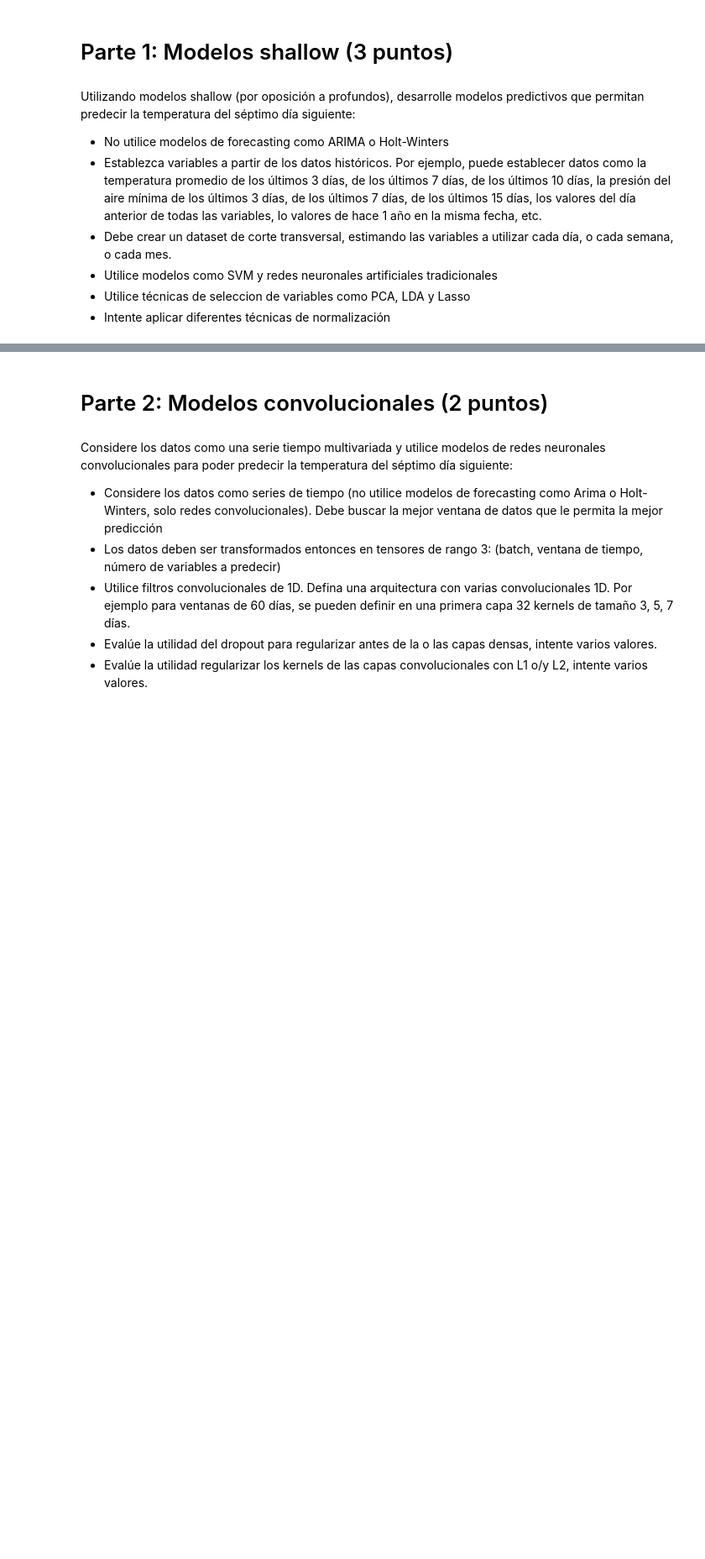
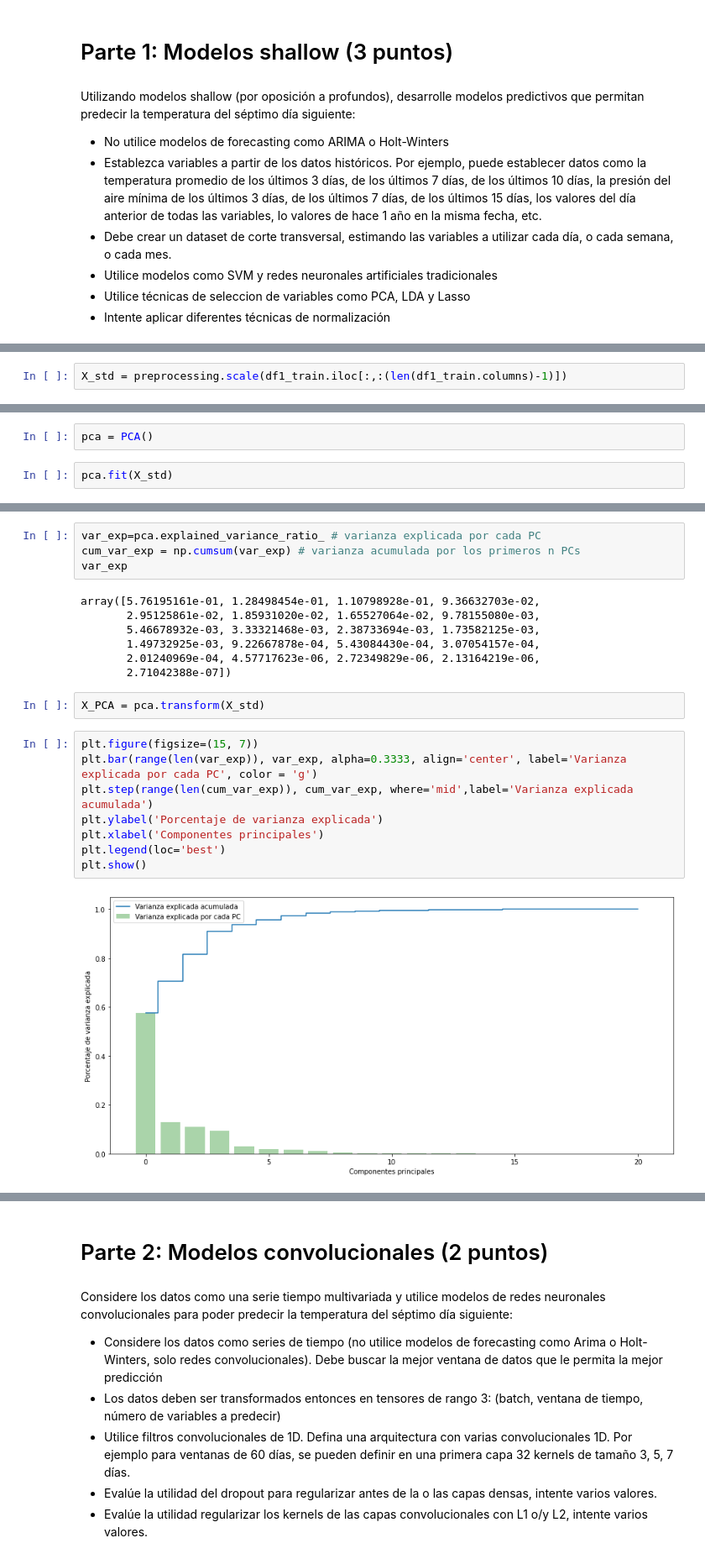
Before and after one commit to josemoncada87/tallerFDA2, a Jupyter notebook: Taller Fundamentos de Analítica de Datos II - Enunciado.ipynb, the cells around one changed output, grey strips where cells are left out. Shown at 84% size. Saved outputs shown, nothing was run; the diff lists cells and outputs as text; blank space fills up the shorter version.

```diff
--- a/Taller Fundamentos de Analítica de Datos II - Enunciado.ipynb
+++ b/Taller Fundamentos de Analítica de Datos II - Enunciado.ipynb
@@ -197,0 +381,2 @@ Utilizando modelos shallow (por oposición a profundos), desarrolle modelos pred
+# %%
+X_std = preprocessing.scale(df1_train.iloc[:,:(len(df1_train.columns)-1)])
@@ -197,0 +410,4 @@ Utilizando modelos shallow (por oposición a profundos), desarrolle modelos pred
+# %%
+pca = PCA()
+# %%
+pca.fit(X_std)
@@ -197,0 +445,23 @@ Utilizando modelos shallow (por oposición a profundos), desarrolle modelos pred
+# %%
+var_exp=pca.explained_variance_ratio_ # varianza explicada por cada PC
+cum_var_exp = np.cumsum(var_exp) # varianza acumulada por los primeros n PCs
+var_exp
+# %% [output]
+array([5.76195161e-01, 1.28498454e-01, 1.10798928e-01, 9.36632703e-02,
+       2.95125861e-02, 1.85931020e-02, 1.65527064e-02, 9.78155080e-03,
+       5.46678932e-03, 3.33321468e-03, 2.38733694e-03, 1.73582125e-03,
+       1.49732925e-03, 9.22667878e-04, 5.43084430e-04, 3.07054157e-04,
+       2.01240969e-04, 4.57717623e-06, 2.72349829e-06, 2.13164219e-06,
+       2.71042388e-07])
+# %%
+X_PCA = pca.transform(X_std)
+# %%
+plt.figure(figsize=(15, 7))
+plt.bar(range(len(var_exp)), var_exp, alpha=0.3333, align='center', label='Varianza explicada por cada PC', color = 'g')
+plt.step(range(len(cum_var_exp)), cum_var_exp, where='mid',label='Varianza explicada acumulada')
+plt.ylabel('Porcentaje de varianza explicada')
+plt.xlabel('Componentes principales')
+plt.legend(loc='best')
+plt.show()
+# %% [output]
+[figure, added]
```
Also changed, not shown: parts of 41 cells of this notebook, 3 other files.
